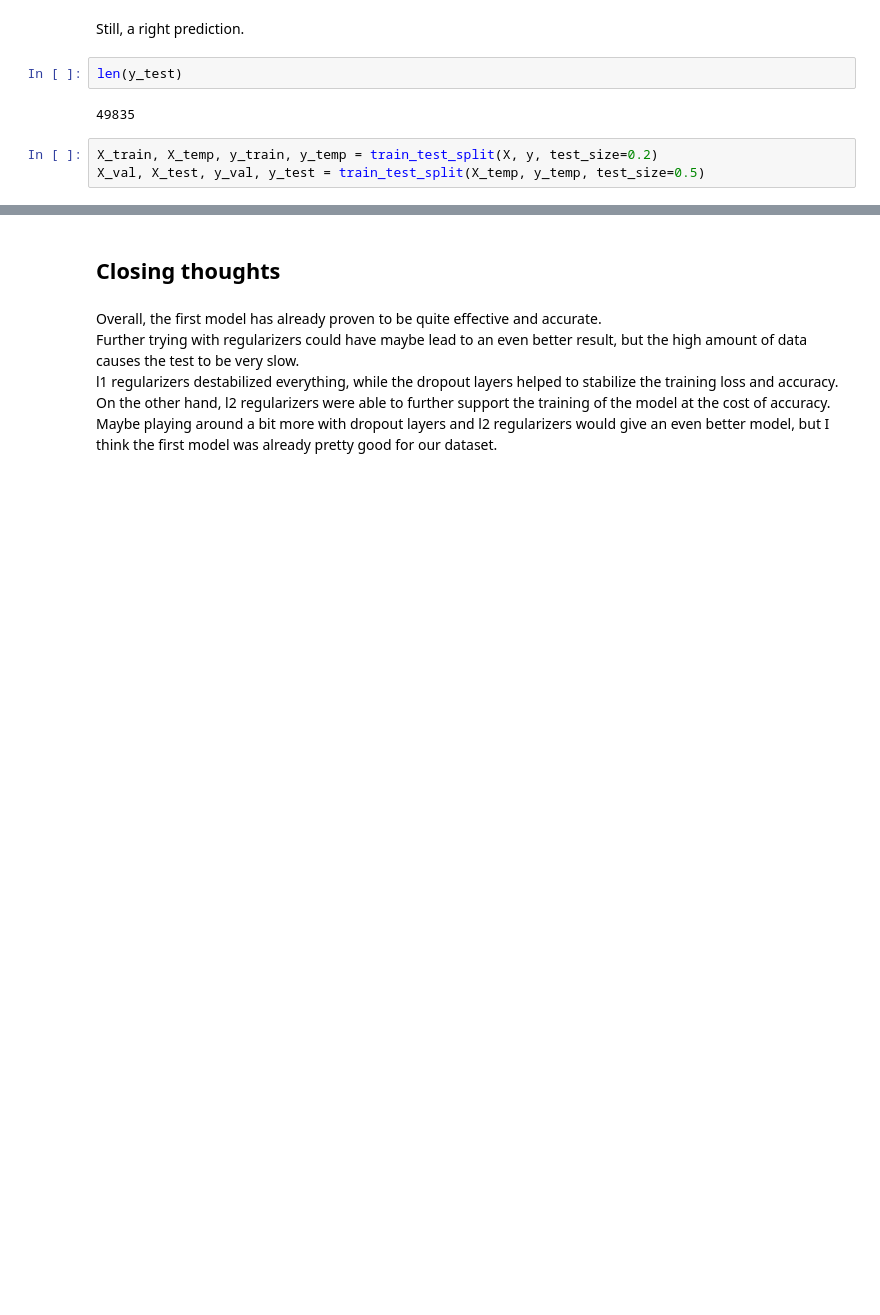
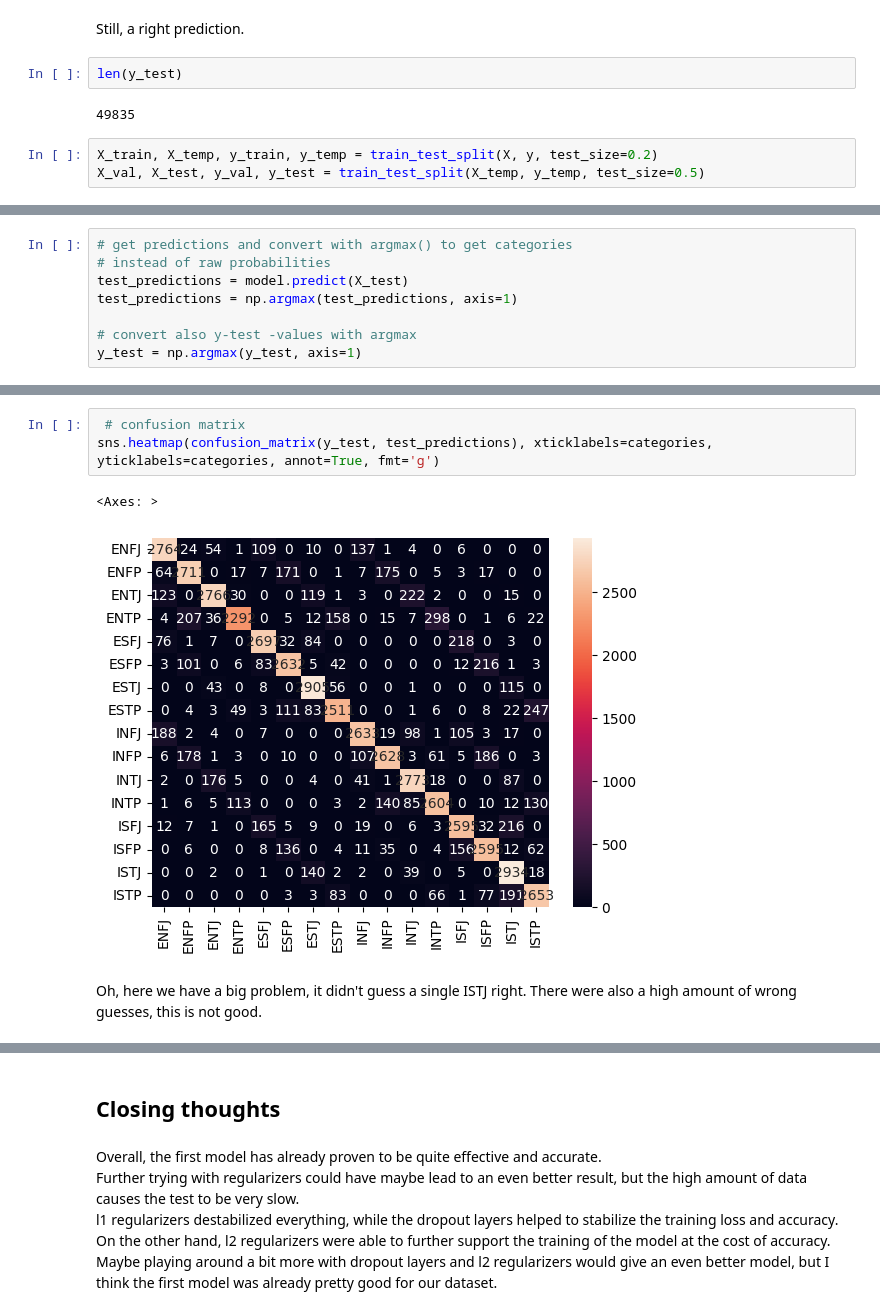
Before and after one commit to Boiminik/DPierdiluca_DL-Repo, a Jupyter notebook: CLASS-Personality/ann_classification_personality.ipynb, the cells around one changed output, grey strips where cells are left out. Drawn from its saved outputs; the diff is of its cells as text; blank space fills up the shorter version.

```diff
--- a/CLASS-Personality/ann_classification_personality.ipynb
+++ b/CLASS-Personality/ann_classification_personality.ipynb
@@ -980,0 +1079,8 @@ X_val, X_test, y_val, y_test = train_test_split(X_temp, y_temp, test_size=0.5)
+# %%
+# get predictions and convert with argmax() to get categories
+# instead of raw probabilities
+test_predictions = model.predict(X_test)
+test_predictions = np.argmax(test_predictions, axis=1)
+
+# convert also y-test -values with argmax
+y_test = np.argmax(y_test, axis=1)
@@ -980,0 +1089,8 @@ X_val, X_test, y_val, y_test = train_test_split(X_temp, y_temp, test_size=0.5)
+# %%
+ # confusion matrix
+sns.heatmap(confusion_matrix(y_test, test_predictions), xticklabels=categories, yticklabels=categories, annot=True, fmt='g')
+# %% [output]
+<Axes: >
+[figure, added]
+# %% [markdown]
+Oh, here we have a big problem, it didn't guess a single ISTJ right. There were also a high amount of wrong guesses, this is not good.
```
Also changed, not shown: parts of 45 cells of this notebook.
